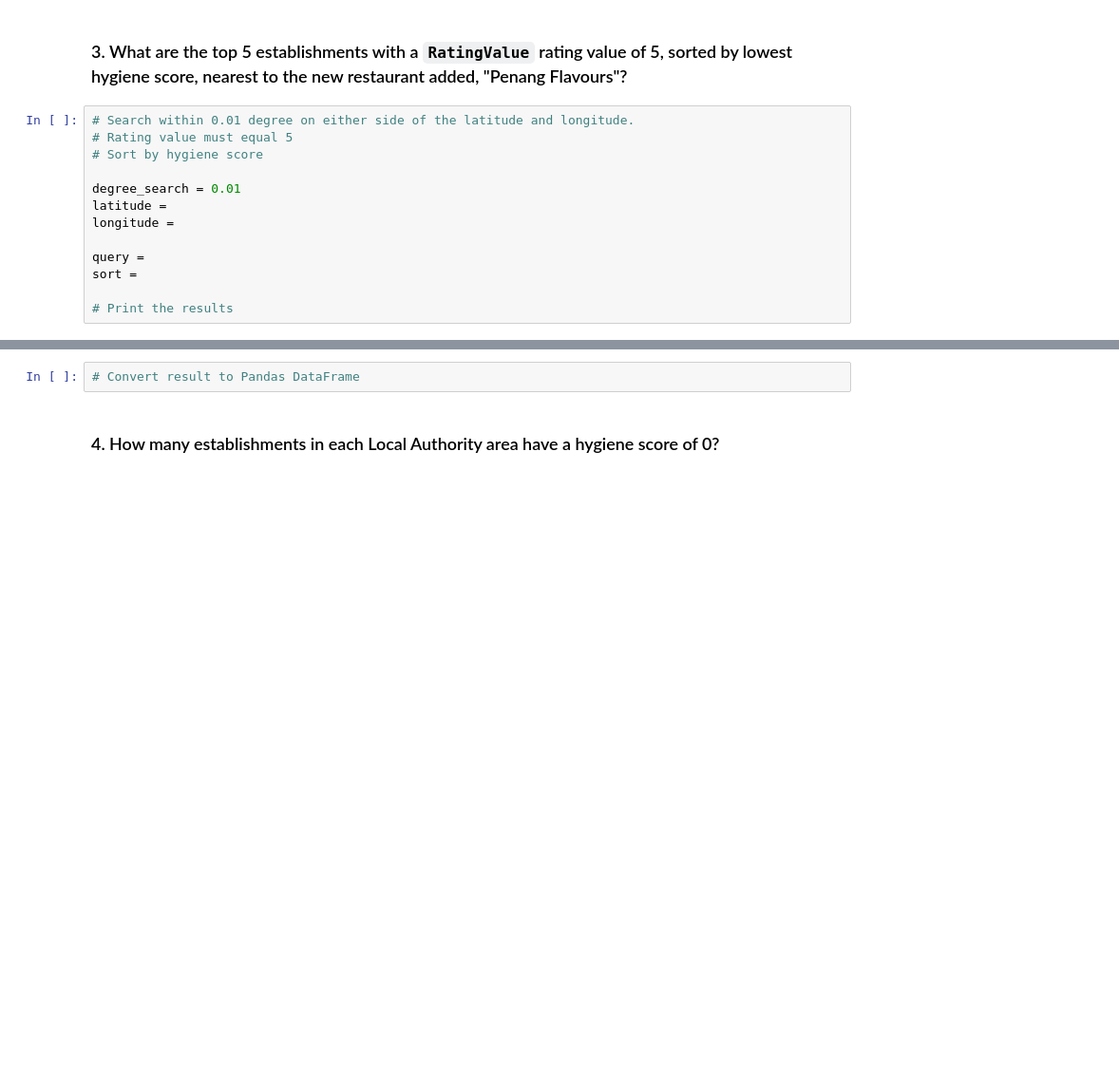
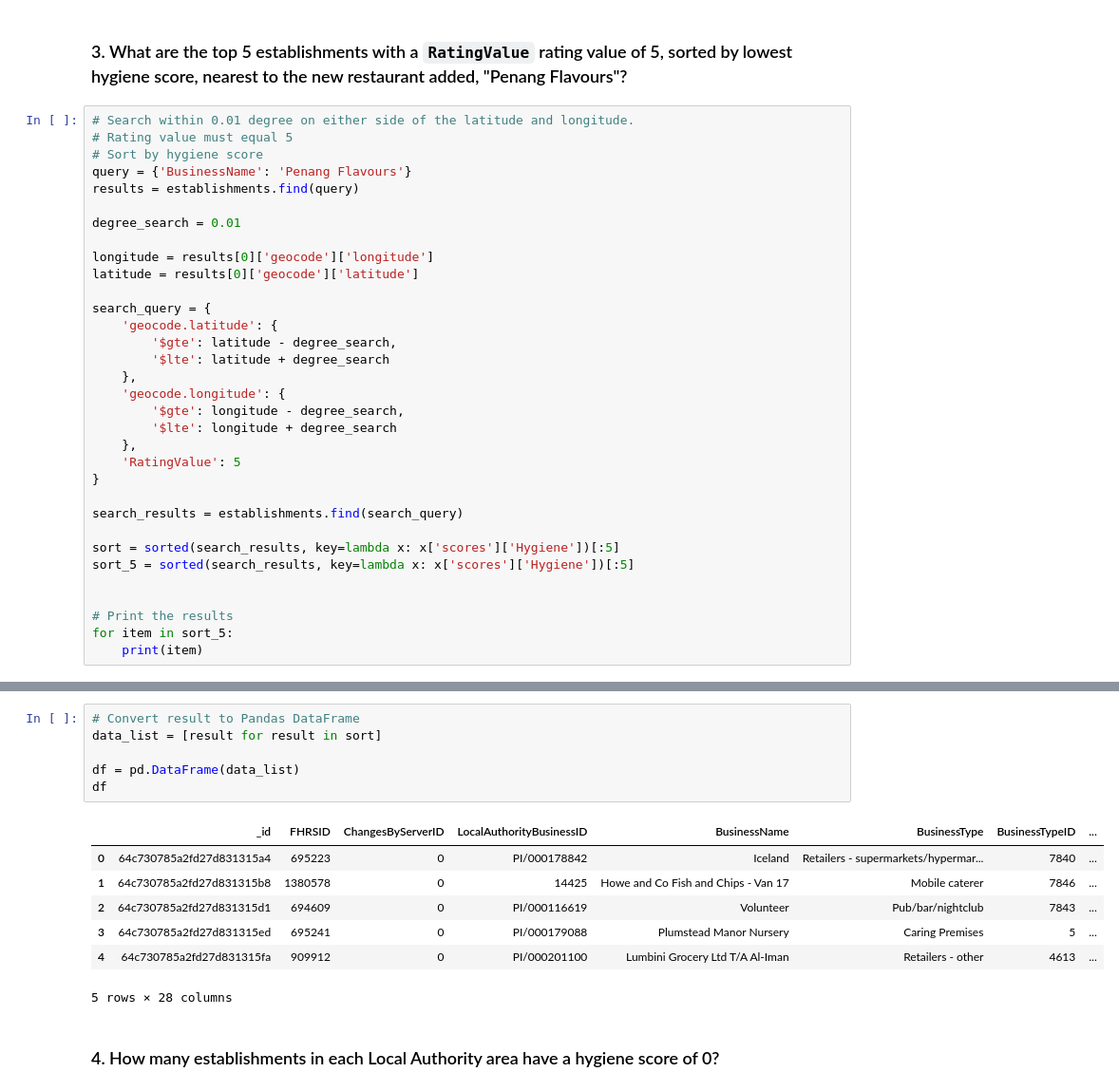
Before and after one commit to benrich322/nosql-challenge, a Jupyter notebook: NoSQL_analysis_starter.ipynb, the cells around one changed output, grey strips where cells are left out. Shown: that part at 95% size. Saved outputs shown, nothing was run; the diff lists cells and outputs as text; blank space fills up the shorter version.

```diff
--- a/NoSQL_analysis_starter.ipynb
+++ b/NoSQL_analysis_starter.ipynb
@@ -148,12 +148,32 @@ df.head(10)
 # Search within 0.01 degree on either side of the latitude and longitude.
 # Rating value must equal 5
 # Sort by hygiene score
+query = {'BusinessName': 'Penang Flavours'}
+results = establishments.find(query)
 
 degree_search = 0.01
-latitude =
-longitude =
 
-query =
-sort =
+longitude = results[0]['geocode']['longitude']
+latitude = results[0]['geocode']['latitude']
+
+search_query = {
+    'geocode.latitude': {
+        '$gte': latitude - degree_search,
+        '$lte': latitude + degree_search
+    },
+    'geocode.longitude': {
+        '$gte': longitude - degree_search,
+        '$lte': longitude + degree_search
+    },
+    'RatingValue': 5
+}
+
+search_results = establishments.find(search_query)
+
+sort = sorted(search_results, key=lambda x: x['scores']['Hygiene'])[:5]
+sort_5 = sorted(search_results, key=lambda x: x['scores']['Hygiene'])[:5]
+
 
 # Print the results
+for item in sort_5:
+    print(item)
@@ -160,5 +186,17 @@ sort =
 # %%
 # Convert result to Pandas DataFrame
+data_list = [result for result in sort]
+
+df = pd.DataFrame(data_list)
+df
+# %% [output]
+|  | _id | FHRSID | ChangesByServerID | LocalAuthorityBusinessID | BusinessName | BusinessType | BusinessTypeID | ... |
+| 0 | 64c730785a2fd27d831315a4 | 695223 | 0 | PI/000178842 | Iceland | Retailers - supermarkets/hypermar... | 7840 | ... |
+| 1 | 64c730785a2fd27d831315b8 | 1380578 | 0 | 14425 | Howe and Co Fish and Chips - Van 17 | Mobile caterer | 7846 | ... |
+| 2 | 64c730785a2fd27d831315d1 | 694609 | 0 | PI/000116619 | Volunteer | Pub/bar/nightclub | 7843 | ... |
+| 3 | 64c730785a2fd27d831315ed | 695241 | 0 | PI/000179088 | Plumstead Manor Nursery | Caring Premises | 5 | ... |
+| 4 | 64c730785a2fd27d831315fa | 909912 | 0 | PI/000201100 | Lumbini Grocery Ltd T/A Al-Iman | Retailers - other | 4613 | ... |
+5 rows × 28 columns
 # %% [markdown]
 ### 4. How many establishments in each Local Authority area have a hygiene score of 0?
 # %%
```
Also changed, not shown: parts of 1 cell of this notebook.
